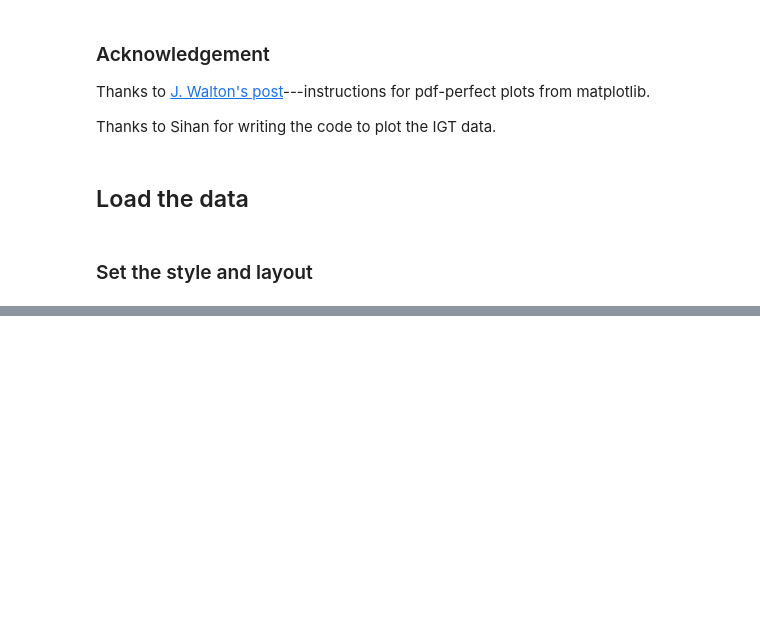
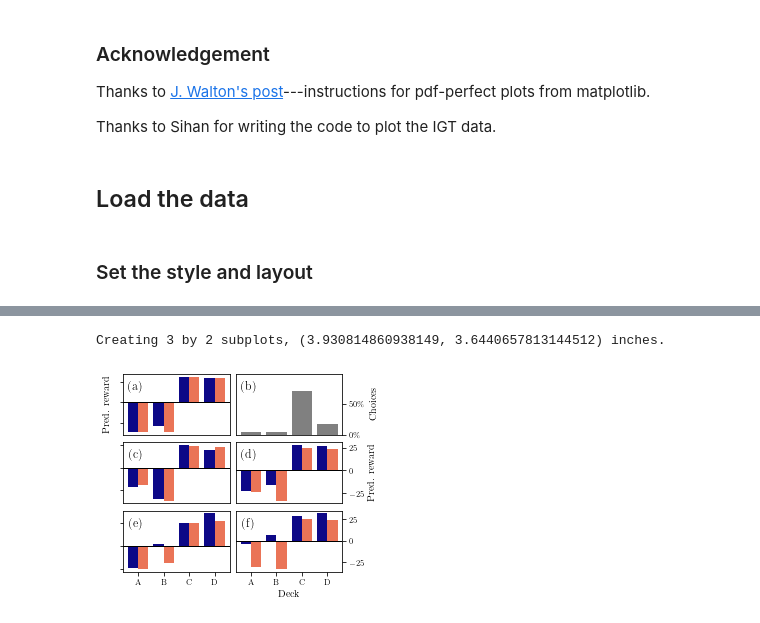
Before and after one commit to matomatical/neuRL, a Jupyter notebook: Figures.ipynb, the cells around one changed output, grey strips where cells are left out. Drawn from its saved outputs; the diff is of its cells as text; code cells hidden in the pictures; blank space fills up the shorter version.

```diff
--- a/Figures.ipynb
+++ b/Figures.ipynb
@@ -257,0 +112,60 @@ plt.show()
+# %%
+def plot_multi_bars(axis, heights, colors):
+    N, K = heights.shape
+    # make plots
+    # prepare offsets
+    xs = np.arange(0, N)
+    os,h = np.linspace(-.4, .4, K, endpoint=False, retstep=True)
+    os += h/2
+    # add bars
+    for i, hs in enumerate(heights):
+        axis.bar(xs[i] + os, hs, h, color=colors)
+    axis.axhline(linewidth=1, color='black')
+
+def transform(data):
+    return np.array([
+        [data['A1'], data['A2']],
+        [data['B1'], data['B2']],
+        [data['C1'], data['C2']],
+        [data['D1'], data['D2']],
+    ])
+
+fig, axes = subplots(3, 2, sharey=False)
+
+for ax in axes[:, -1]:
+    ax.yaxis.set_label_position("right")
+    ax.yaxis.tick_right()
+for ax in axes[:, 0]:
+    ax.set_yticklabels([])
+for ax in axes[:-1, :].flat:
+    ax.set_xticklabels([])
+    ax.tick_params(axis='x', which=u'both',length=0)
+axes[0, 0].set_ylabel("Pred. reward")
+axes[0, 1].set_ylabel("Choices")
+axes[1, 1].set_ylabel("Pred. reward")
+axes[2, 0].set_xticks([0, 1, 2, 3])
+axes[2, 0].set_xticklabels(['A', 'B', 'C', 'D'])
+axes[2, 1].set_xticks([0, 1, 2, 3])
+axes[2, 1].set_xticklabels(['A', 'B', 'C', 'D'])
+axes[2, 1].set_xlabel("Deck")
+
+# plot the action counts
+axes[0, 1].set_ylim(0, 0.99)
+axes[0, 1].yaxis.set_major_formatter(mtick.PercentFormatter(1.0))
+axes[0, 1].set_yticks([0, 0.5])
+counts = np.atleast_2d(igt_data['traditional action counts'])
+counts = (counts / counts.sum()).T
+plot_multi_bars(axes[0, 1], counts, GRAY)
+
+# plot the state values
+plot_multi_bars(axes[0, 0], transform(igt_data['traditional']),      [PURPLE, ORANGE])
+plot_multi_bars(axes[1, 0], transform(igt_data['opt-based']),        [PURPLE, ORANGE])
+plot_multi_bars(axes[1, 1], transform(igt_data['opt-based (half)']), [PURPLE, ORANGE])
+plot_multi_bars(axes[2, 0], transform(igt_data['direct']),           [PURPLE, ORANGE])
+plot_multi_bars(axes[2, 1], transform(igt_data['direct (half)']),    [PURPLE, ORANGE])
+
+plt.savefig('plots/igt.pdf', bbox_inches='tight')
+plt.show()
+# %% [output]
+Creating 3 by 2 subplots, (3.930814860938149, 3.6440657813144512) inches.
+[figure, added]
```
Also changed, not shown: parts of 15 cells of this notebook, 4 other files.
